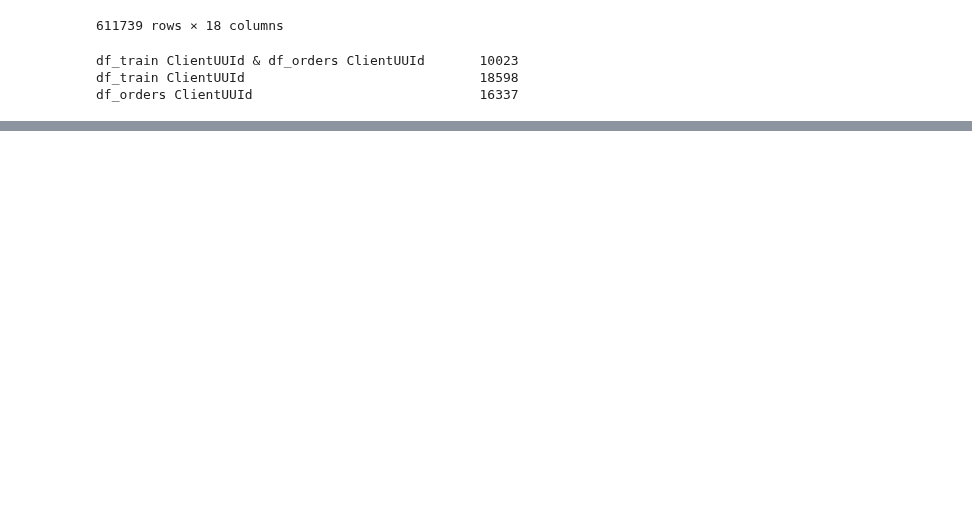
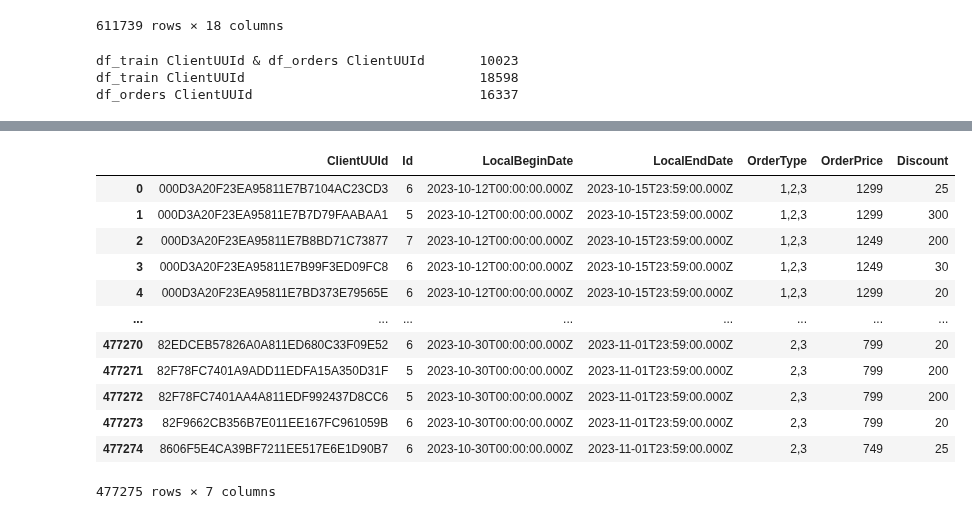
Before and after one commit to rufous86/studies, a Jupyter notebook: data_secrets_first_cup/first_look.ipynb, the cells around one changed output, grey strips where cells are left out. Drawn from its saved outputs; the diff is of its cells as text; code cells hidden in the pictures; blank space fills up the shorter version.

```diff
--- a/data_secrets_first_cup/first_look.ipynb
+++ b/data_secrets_first_cup/first_look.ipynb
@@ -49,0 +66,17 @@ np.float64(0.5602222681274301)
+# %%
+df_clients_promo_october = pd.read_csv('data/clients_promo_october.csv')
+df_clients_promo_october
+# %% [output]
+|  | ClientUUId | Id | LocalBeginDate | LocalEndDate | OrderType | OrderPrice | Discount |
+| 0 | 000D3A20F23EA95811E7B7104AC23CD3 | 6 | 2023-10-12T00:00:00.000Z | 2023-10-15T23:59:00.000Z | 1,2,3 | 1299 | 25 |
+| 1 | 000D3A20F23EA95811E7B7D79FAABAA1 | 5 | 2023-10-12T00:00:00.000Z | 2023-10-15T23:59:00.000Z | 1,2,3 | 1299 | 300 |
+| 2 | 000D3A20F23EA95811E7B8BD71C73877 | 7 | 2023-10-12T00:00:00.000Z | 2023-10-15T23:59:00.000Z | 1,2,3 | 1249 | 200 |
+| 3 | 000D3A20F23EA95811E7B99F3ED09FC8 | 6 | 2023-10-12T00:00:00.000Z | 2023-10-15T23:59:00.000Z | 1,2,3 | 1249 | 30 |
+| 4 | 000D3A20F23EA95811E7BD373E79565E | 6 | 2023-10-12T00:00:00.000Z | 2023-10-15T23:59:00.000Z | 1,2,3 | 1299 | 20 |
+| ... | ... | ... | ... | ... | ... | ... | ... |
+| 477270 | 82EDCEB57826A0A811ED680C33F09E52 | 6 | 2023-10-30T00:00:00.000Z | 2023-11-01T23:59:00.000Z | 2,3 | 799 | 20 |
+| 477271 | 82F78FC7401A9ADD11EDFA15A350D31F | 5 | 2023-10-30T00:00:00.000Z | 2023-11-01T23:59:00.000Z | 2,3 | 799 | 200 |
+| 477272 | 82F78FC7401AA4A811EDF992437D8CC6 | 5 | 2023-10-30T00:00:00.000Z | 2023-11-01T23:59:00.000Z | 2,3 | 799 | 200 |
+| 477273 | 82F9662CB356B7E011EE167FC961059B | 6 | 2023-10-30T00:00:00.000Z | 2023-11-01T23:59:00.000Z | 2,3 | 799 | 20 |
+| 477274 | 8606F5E4CA39BF7211EE517E6E1D90B7 | 6 | 2023-10-30T00:00:00.000Z | 2023-11-01T23:59:00.000Z | 2,3 | 749 | 25 |
+477275 rows × 7 columns
```
Also changed, not shown: parts of 4 cells of this notebook.
